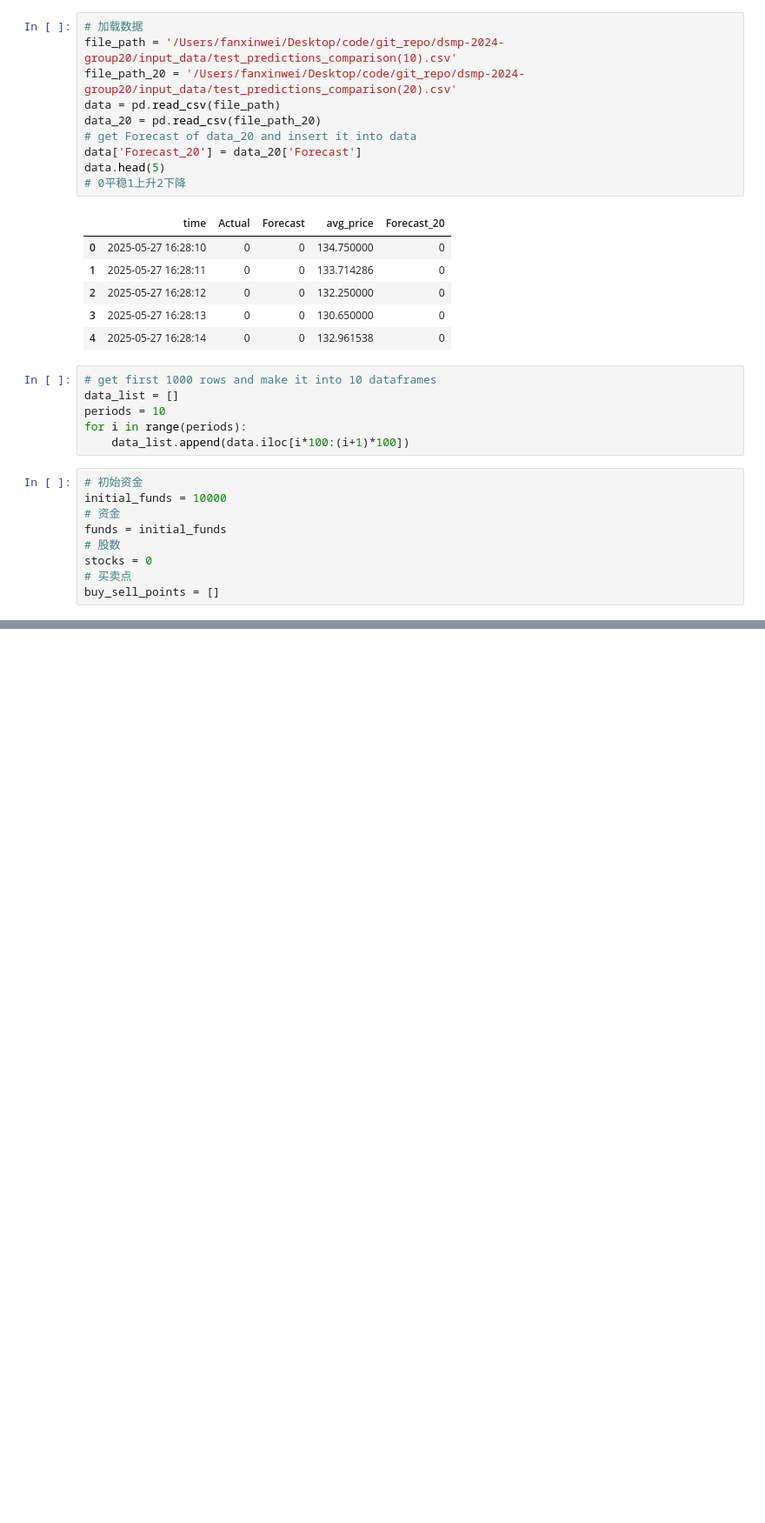
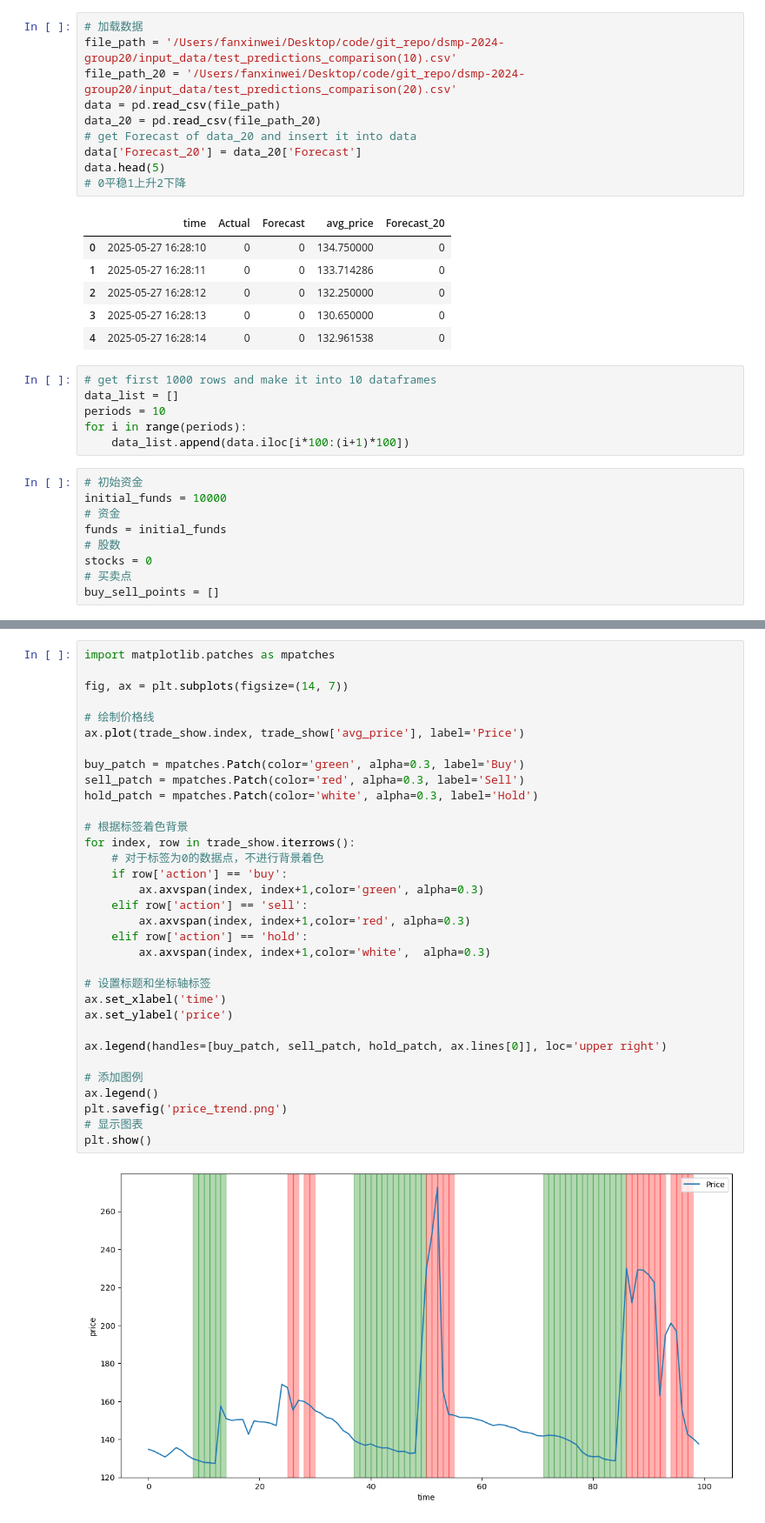
Before and after one commit to UoB-DSMP-2023-24/dsmp-2024-group20, a Jupyter notebook: simulator/si_lstm_report.ipynb, the cells around one changed output, grey strips where cells are left out. Shown: that part at 87% size. Saved outputs shown, nothing was run; the diff lists cells and outputs as text; blank space fills up the shorter version.

```diff
--- a/simulator/si_lstm_report.ipynb
+++ b/simulator/si_lstm_report.ipynb
@@ -161,0 +288,35 @@ Name: count, dtype: float64
+# %%
+import matplotlib.patches as mpatches
+
+fig, ax = plt.subplots(figsize=(14, 7))
+
+# 绘制价格线
+ax.plot(trade_show.index, trade_show['avg_price'], label='Price')
+
+buy_patch = mpatches.Patch(color='green', alpha=0.3, label='Buy')
+sell_patch = mpatches.Patch(color='red', alpha=0.3, label='Sell')
+hold_patch = mpatches.Patch(color='white', alpha=0.3, label='Hold')
+
+# 根据标签着色背景
+for index, row in trade_show.iterrows():
+    # 对于标签为0的数据点，不进行背景着色
+    if row['action'] == 'buy':
+        ax.axvspan(index, index+1,color='green', alpha=0.3)
+    elif row['action'] == 'sell':
+        ax.axvspan(index, index+1,color='red', alpha=0.3)
+    elif row['action'] == 'hold':
+        ax.axvspan(index, index+1,color='white',  alpha=0.3)
+
+# 设置标题和坐标轴标签
+ax.set_xlabel('time')
+ax.set_ylabel('price')
+
+ax.legend(handles=[buy_patch, sell_patch, hold_patch, ax.lines[0]], loc='upper right')
+
+# 添加图例
+ax.legend()
+plt.savefig('price_trend.png')
+# 显示图表
+plt.show()
+# %% [output]
+[figure, added]
```
Also changed, not shown: parts of 8 cells of this notebook.
